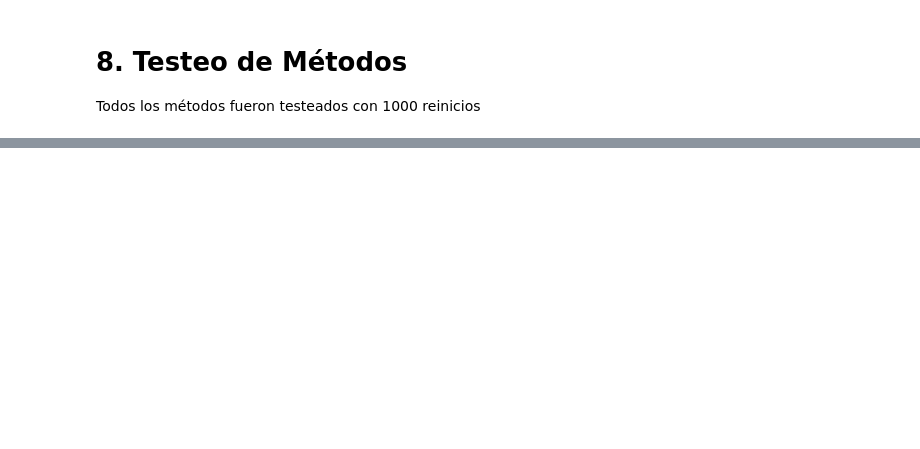
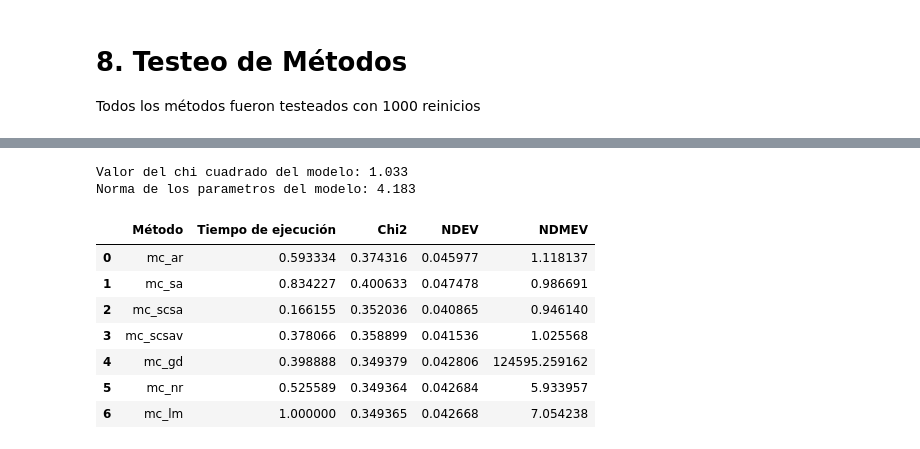
Before and after one commit to Gustavoq14/Optimization-Algorithms, a Jupyter notebook: Benchmarking_DataFitting_Methods.ipynb, the cells around one changed output, grey strips where cells are left out. Cells and saved outputs as stored; diff of their text form; code cells hidden in the pictures; blank space fills up the shorter version.

```diff
--- a/Benchmarking_DataFitting_Methods.ipynb
+++ b/Benchmarking_DataFitting_Methods.ipynb
@@ -680,0 +713,43 @@ Tiempo de ejecución:  399.3s
+# %%
+P_f1 = np.concatenate(params_funcion1)
+print(f'Valor del chi cuadrado del modelo: {chi_funcion1:.4}\nNorma de los parametros del modelo: {np.linalg.norm(P_f1):.4}')
+# %% [output]
+Valor del chi cuadrado del modelo: 1.033
+Norma de los parametros del modelo: 4.183
+# %%
+resultados_f1 = resultados_funcion1.copy()
+
+resultados_f1['D_P'] = resultados_f1.apply(lambda row: np.array(row['P_L'] + row['P_NL']) - P_f1, axis=1)
+resultados_f1['NDEV'] = resultados_f1['D_P'].apply(np.linalg.norm)
+resultados_f1 = resultados_f1.drop(['P_L', 'P_NL', 'D_P'], axis=1)
+resultados_f1['Tiempo de ejecución'] = resultados_f1['Tiempo de ejecución']/resultados_f1['Tiempo de ejecución'].max()
+
+NDM_P = []
+archivos = ['mc_ar', 'mc_sa','mc_scsa', 'mc_scsav', 'mc_gd', 'mc_nr', 'mc_lm']
+for name in archivos:
+  df = leer_resultados(name)
+  resul = df.copy()
+
+  resul['D_P'] = resul.apply(lambda row: np.array(row['beta'] + row['gamma']) - P_f1, axis=1)
+  resul_mc_ar = resul.drop(['beta', 'gamma'], axis=1)
+  resul['NDEV'] = resul['D_P'].apply(np.linalg.norm)
+  modulo = []
+  for i in range(200):
+    resul_i = resul[resul['i'] == i]
+    indice = resul_i['chi'].idxmin()
+    modulo.append(resul_i.loc[indice, 'NDEV'])
+  modulo = np.array(modulo)
+  NDM_P.append(np.mean(modulo))
+
+resultados_f1['NDMEV'] = NDM_P
+# %%
+resultados_f1
+# %% [output]
+|  | Método | Tiempo de ejecución | Chi2 | NDEV | NDMEV |
+| 0 | mc_ar | 0.593334 | 0.374316 | 0.045977 | 1.118137 |
+| 1 | mc_sa | 0.834227 | 0.400633 | 0.047478 | 0.986691 |
+| 2 | mc_scsa | 0.166155 | 0.352036 | 0.040865 | 0.946140 |
+| 3 | mc_scsav | 0.378066 | 0.358899 | 0.041536 | 1.025568 |
+| 4 | mc_gd | 0.398888 | 0.349379 | 0.042806 | 124595.259162 |
+| 5 | mc_nr | 0.525589 | 0.349364 | 0.042684 | 5.933957 |
+| 6 | mc_lm | 1.000000 | 0.349365 | 0.042668 | 7.054238 |
```
Also changed, not shown: parts of 32 cells of this notebook.
